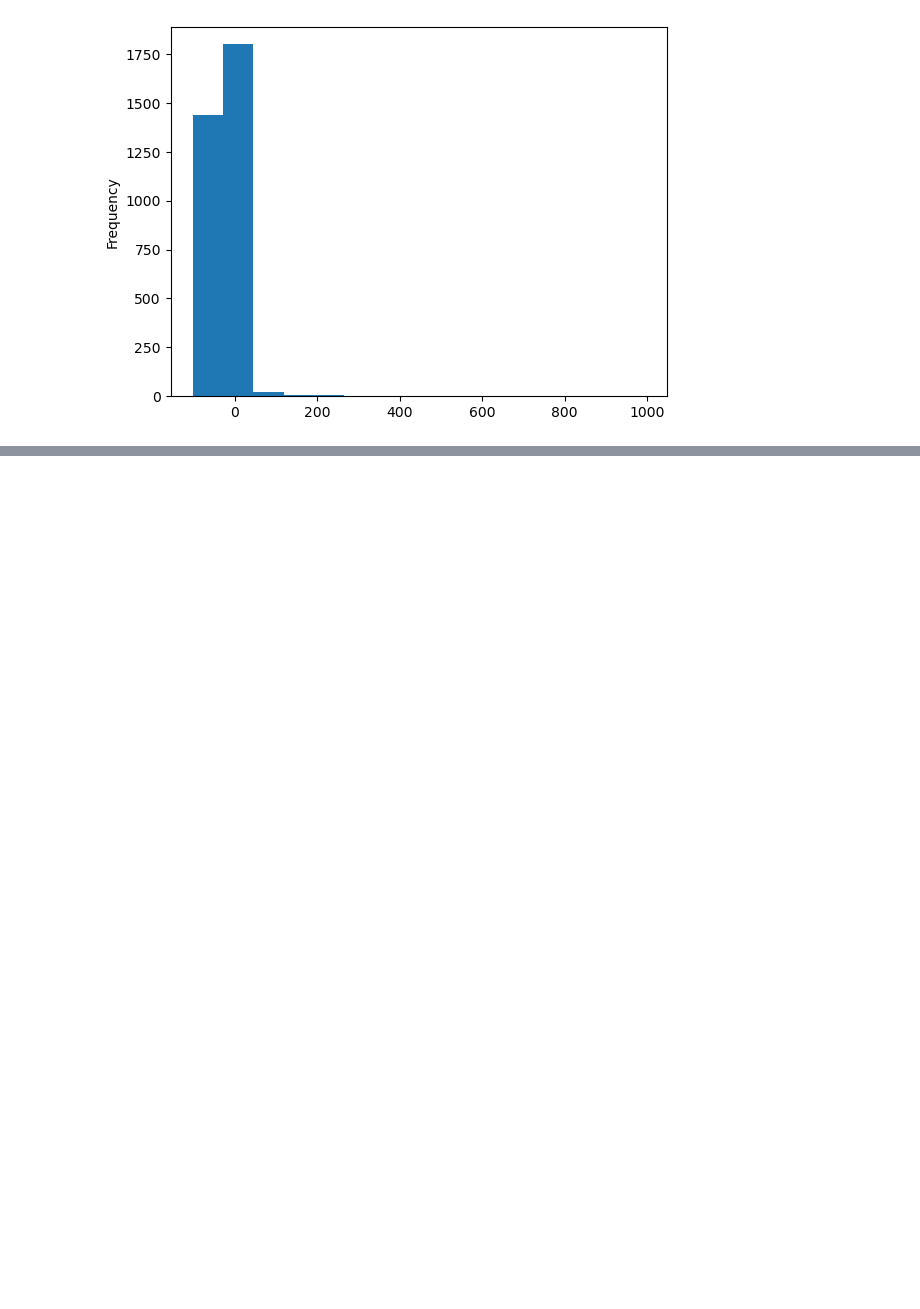
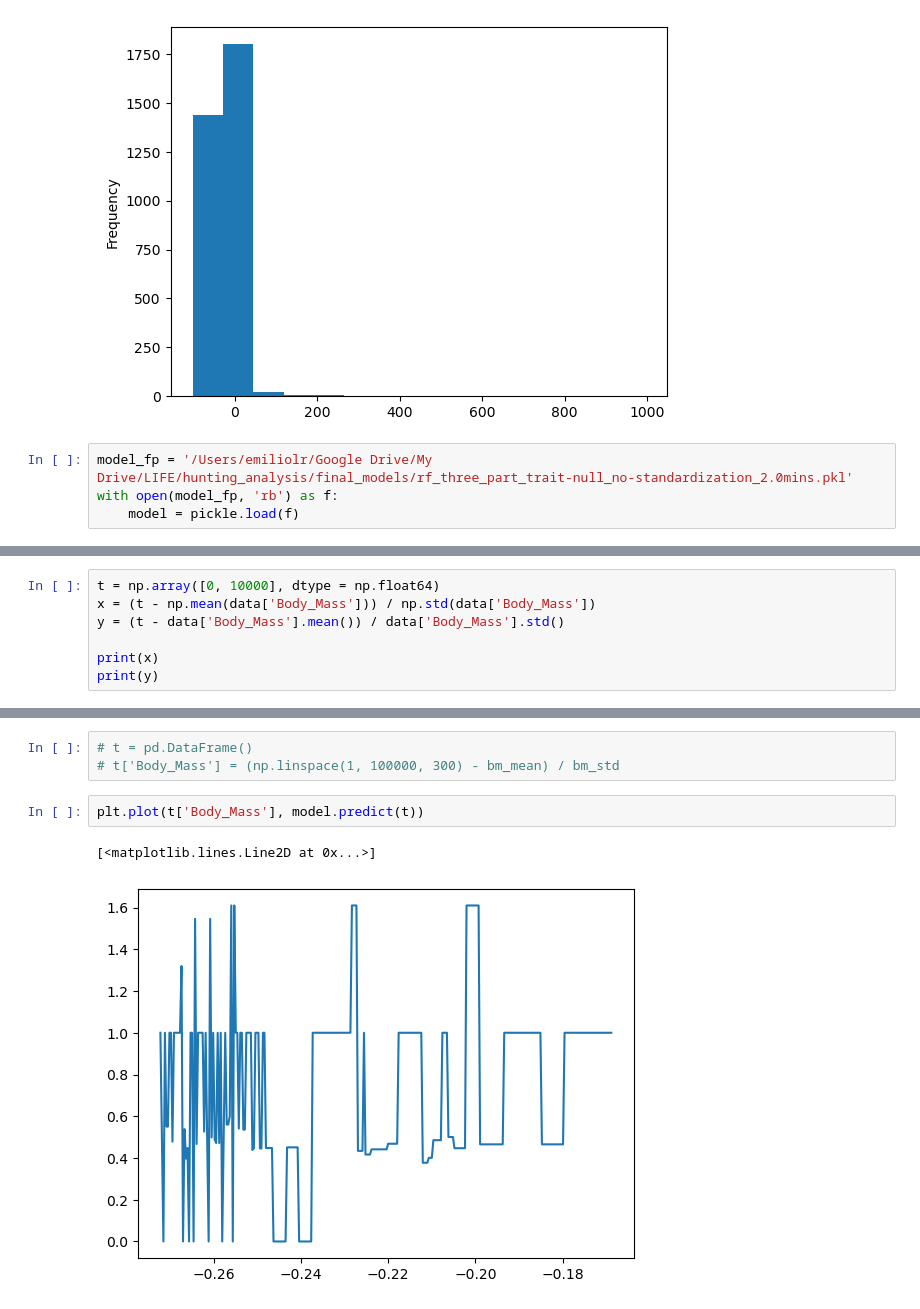
Before and after one commit to emiliolr/life-hunting, a Jupyter notebook: notebooks/scratch.ipynb, the cells around one changed output, grey strips where cells are left out. Drawn from its saved outputs; the diff is of its cells as text; blank space fills up the shorter version.

```diff
--- a/notebooks/scratch.ipynb
+++ b/notebooks/scratch.ipynb
@@ -441,3 +439,7 @@ plt.show()
 # %% [output]
 -22.53119130092179
 [figure]
+# %%
+model_fp = '/Users/emiliolr/Google Drive/My Drive/LIFE/hunting_analysis/final_models/rf_three_part_trait-null_no-standardization_2.0mins.pkl'
+with open(model_fp, 'rb') as f:
+    model = pickle.load(f)
@@ -443,0 +459,7 @@ plt.show()
+# %%
+t = np.array([0, 10000], dtype = np.float64)
+x = (t - np.mean(data['Body_Mass'])) / np.std(data['Body_Mass'])
+y = (t - data['Body_Mass'].mean()) / data['Body_Mass'].std()
+
+print(x)
+print(y)
@@ -443,0 +545,8 @@ plt.show()
+# %%
+# t = pd.DataFrame()
+# t['Body_Mass'] = (np.linspace(1, 100000, 300) - bm_mean) / bm_std
+# %%
+plt.plot(t['Body_Mass'], model.predict(t))
+# %% [output]
+[<matplotlib.lines.Line2D at 0x...>]
+[figure, added]
```
Also changed, not shown: parts of 37 cells of this notebook, 14 other files.
